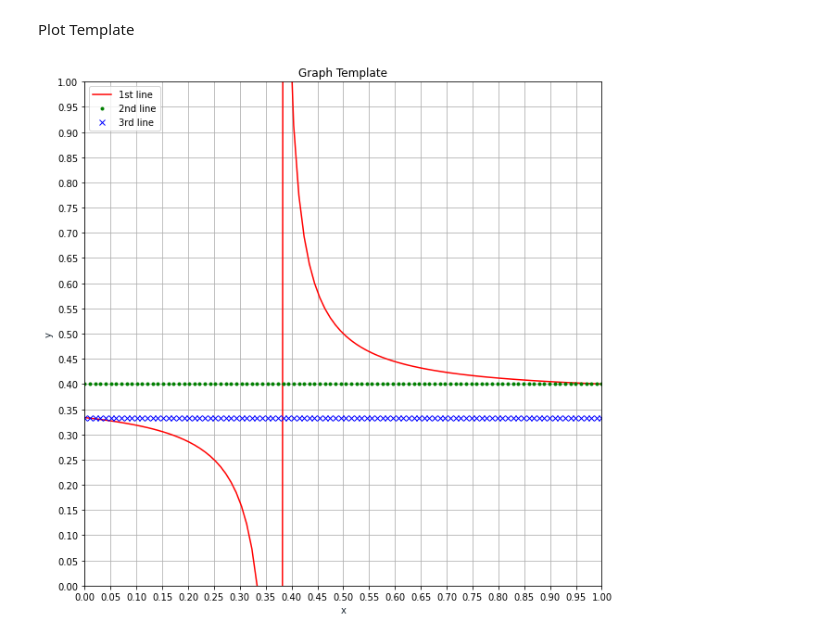
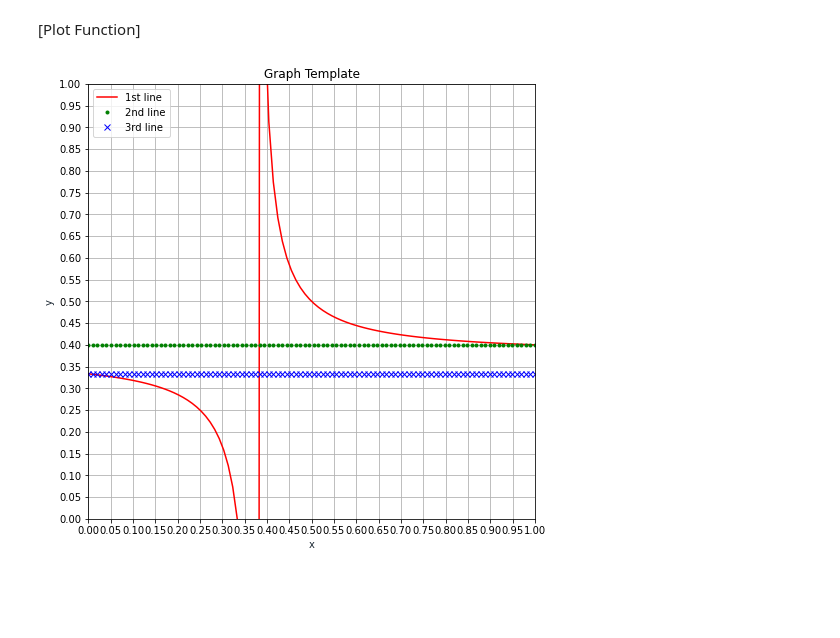
Before and after one commit to SoleilPatio/cls-toolbox, a Jupyter notebook: jupyterNotebook/JN-MATLAB.ipynb, the cells around one changed output. Cells and saved outputs as stored; diff of their text form; code cells hidden in the pictures; blank space fills up the shorter version.

```diff
--- a/jupyterNotebook/JN-MATLAB.ipynb
+++ b/jupyterNotebook/JN-MATLAB.ipynb
@@ -1,28 +1,28 @@
-# %% [markdown]
-Plot Template
+# %% [markdown]
+[Plot Function]
 # %%
 import matplotlib.pyplot as plt
 import numpy as np
-plt.figure(figsize=(10,10))
+plt.figure(figsize=(8,8))
 
 x = np.linspace(0,1,100)
 # y = 2*x+1
 y = (3*x-1)/(8*x-3)
 plt.plot(x, y, "-r", label='1st line')
 y=x*0+2/5
 plt.plot(x,y, ".g", label='2nd line')
 y=x*0+1/3
 plt.plot(x,y, "xb", label='3rd line')
 
 
 plt.title('Graph Template')
 plt.xlabel('x', color='#1C2833')
 plt.ylabel('y', color='#1C2833')
 plt.legend(loc='upper left')
 plt.xticks(np.arange(0, 1.1, 0.05))
 plt.yticks(np.arange(-1,1.1, 0.05))
 plt.axis([0, 1, 0, 1])
 plt.grid()
 plt.show()
 # %% [output]
-[figure, old version]
+[figure, new version]
```
Also changed, not shown: parts of 2 cells of this notebook.
